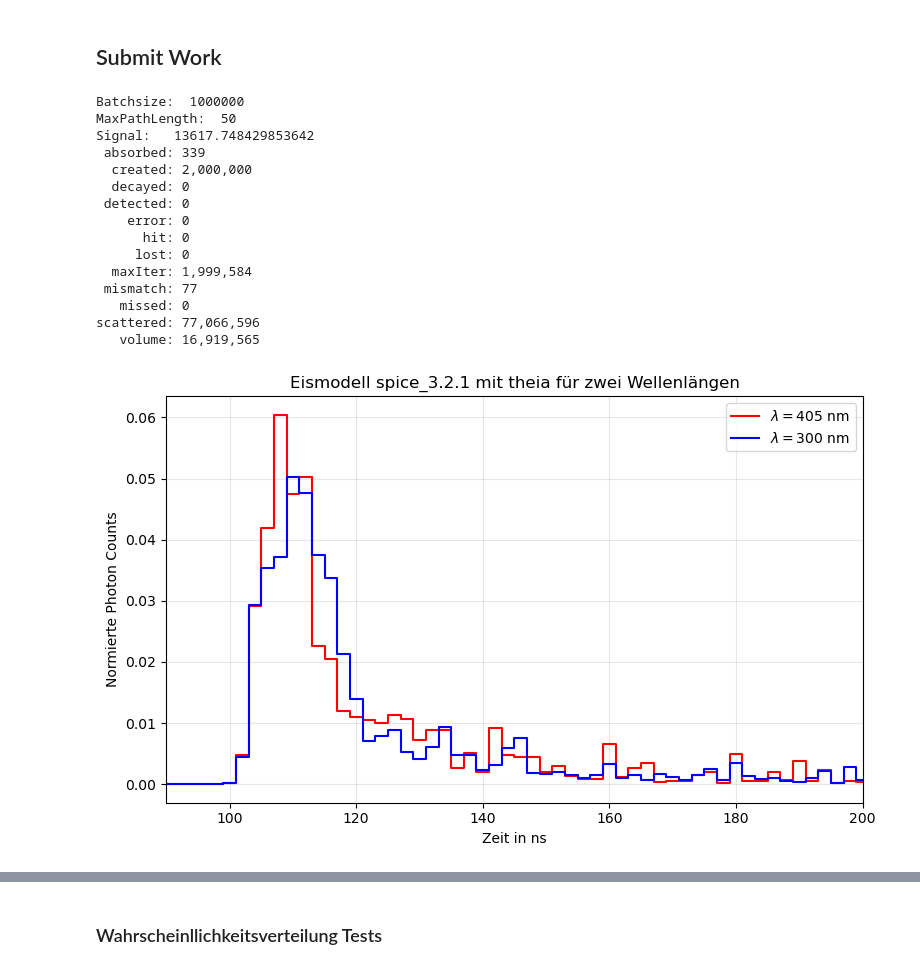
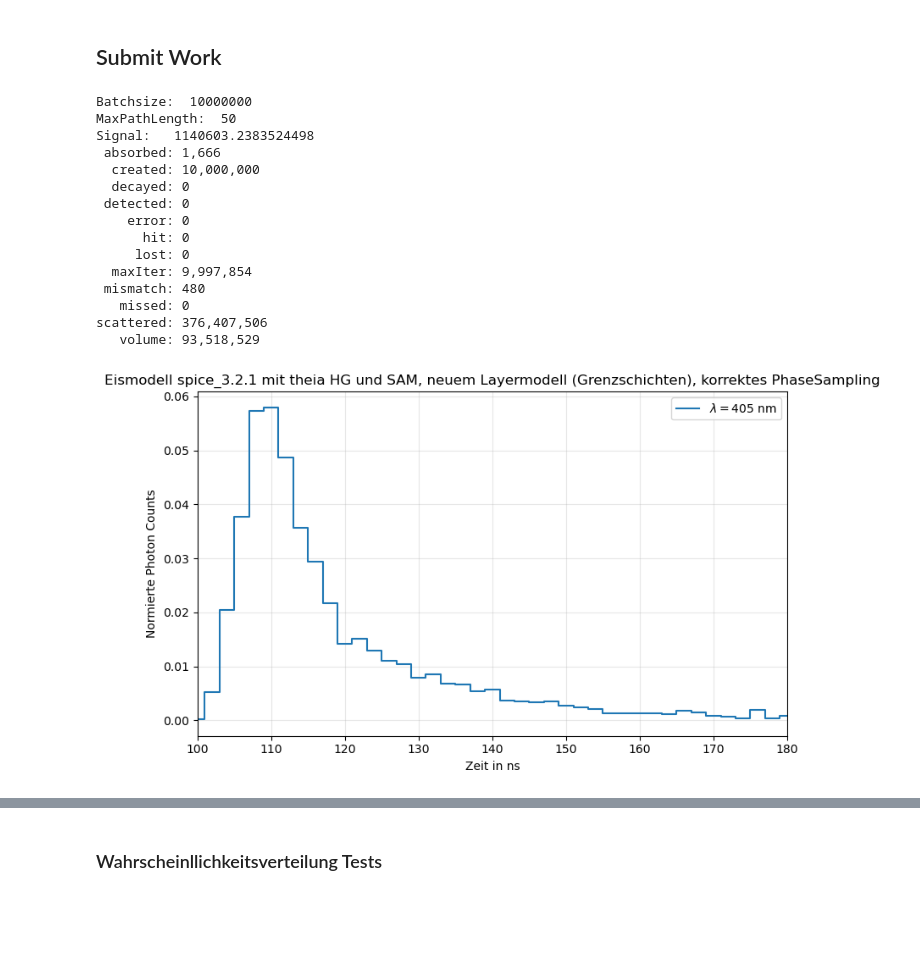
Before and after one commit to elisapolisky/IceCubeSimulationTheia, a Jupyter notebook: 1_withsc_withlayers.ipynb, the cells around one changed output, grey strips where cells are left out. Cells and saved outputs as stored; diff of their text form; code cells hidden in the pictures; blank space fills up the shorter version.

Commit message:
Now with correct phase function, working LayerModel (Boundary Planes) and correct DOM radius 0.1651m and IceTray Comparison graph

```diff
--- a/1_withsc_withlayers.ipynb
+++ b/1_withsc_withlayers.ipynb
@@ -148,65 +182,52 @@ t = (
     np.arange(response.binCount) * response.binSize + response.t0
 ) / u.ns
 
-sphereSignal_1 = np.mean(hists_1[:50], 0)
-sphereSignalNorm_1 = sphereSignal_1/ (
-    np.sum(sphereSignal_1) * response.binSize / u.ns
+sphereSignal = np.mean(hists[:50], 0)
+sphereSignalNorm = sphereSignal/ (
+    np.sum(sphereSignal) * response.binSize / u.ns
 )
-sphereSignal_2 = np.mean(hists_2[:50], 0)
-sphereSignalNorm_2 = sphereSignal_2/ (
-    np.sum(sphereSignal_2) * response.binSize / u.ns
-)
+
 
 print(f"Batchsize:  {batchSize}")
 print(f"MaxPathLength:  {max_path_length}")
-print(f"Signal:   {np.sum(sphereSignal_1)}")
+print(f"Signal:   {np.sum(sphereSignal)}")
 print(stats)
 # %% [output]
-Batchsize:  1000000
+Batchsize:  10000000
 MaxPathLength:  50
-Signal:   13617.748429853642
- absorbed: 339
-  created: 2,000,000
+Signal:   1140603.2383524498
+ absorbed: 1,666
+  created: 10,000,000
   decayed: 0
  detected: 0
     error: 0
       hit: 0
      lost: 0
-  maxIter: 1,999,584
- mismatch: 77
+  maxIter: 9,997,854
+ mismatch: 480
    missed: 0
-scattered: 77,066,596
-   volume: 16,919,565
+scattered: 376,407,506
+   volume: 93,518,529
 # %%
 plt.figure(figsize=(8,5))
 plt.step(
     t,
-    sphereSignalNorm_1,
+    sphereSignalNorm,
     where="mid",
-    color = "red",
     linewidth=1.5,
     label=r"$\lambda = 405$ nm"
 )
-plt.step(
-    t,
-    sphereSignalNorm_2,
-    where="mid",
-    color = "blue",
-    linewidth=1.5,
-    label=r"$\lambda = 300$ nm"
-)
-
 
 plt.xlabel("Zeit in ns")
 plt.ylabel("Normierte Photon Counts")
-plt.title(r"Eismodell spice_3.2.1 mit theia für zwei Wellenlängen")
+plt.title(r"Eismodell spice_3.2.1 mit theia HG und SAM, neuem Layermodell (Grenzschichten), korrektes PhaseSampling")
 #plt.yscale("log")
 plt.grid(True, alpha=0.3)
-plt.xlim(90,200)
+plt.xlim(100,180)
 plt.legend()
 
 plt.tight_layout()
-plt.savefig("Histogramme/1_withsc_withlayers_twowavelengths.pdf")
+plt.savefig("Histogramme/1_withsc_withlayers_HGSAM_Grenzschichtmodell_korrektesPhasesampling.pdf")
 plt.show()
 # %% [output]
-[figure, old version]
+[figure, new version]
```
Also changed, not shown: parts of 11 cells of this notebook, 21 other files.
